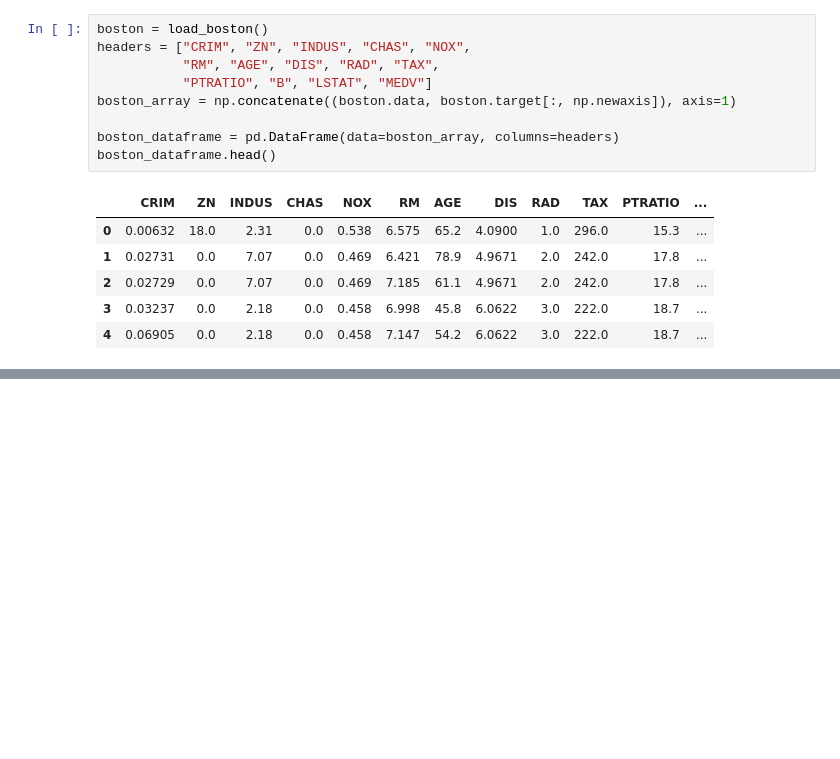
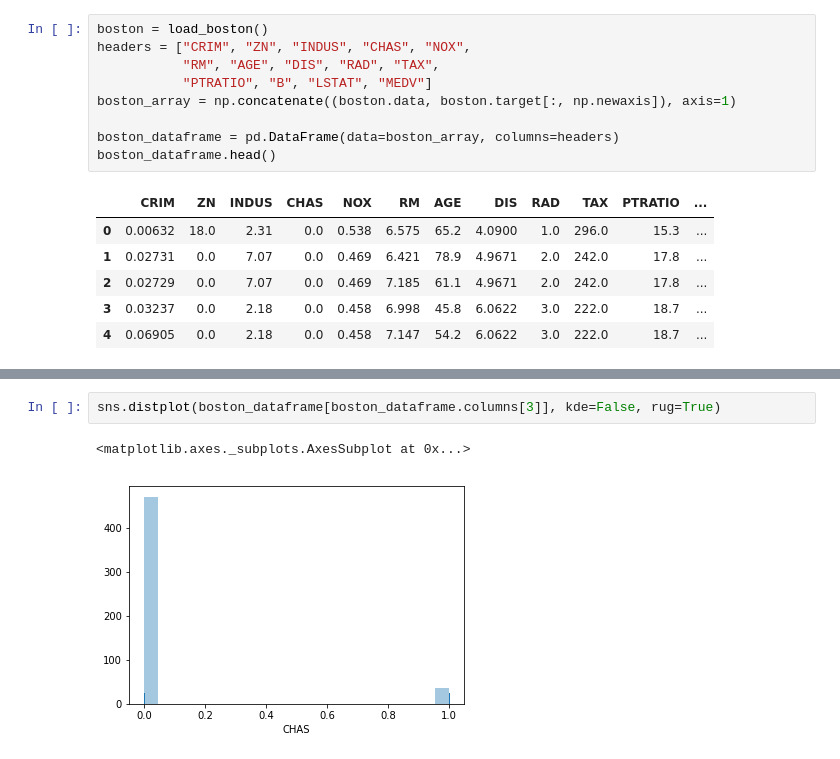
Before and after one commit to wllgrnt/islr-python-examples, a Jupyter notebook: Chapter2/Chapter2_10.ipynb, the cells around one changed output, grey strips where cells are left out. Saved outputs shown, nothing was run; the diff lists cells and outputs as text; blank space fills up the shorter version.

```diff
--- a/Chapter2/Chapter2_10.ipynb
+++ b/Chapter2/Chapter2_10.ipynb
@@ -130,0 +65,5 @@ The above implies that we could predict mpg well using the other variables - dis
+# %%
+sns.distplot(boston_dataframe[boston_dataframe.columns[3]], kde=False, rug=True)
+# %% [output]
+<matplotlib.axes._subplots.AxesSubplot at 0x...>
+[figure, added]
```
Also changed, not shown: parts of 46 cells of this notebook.
